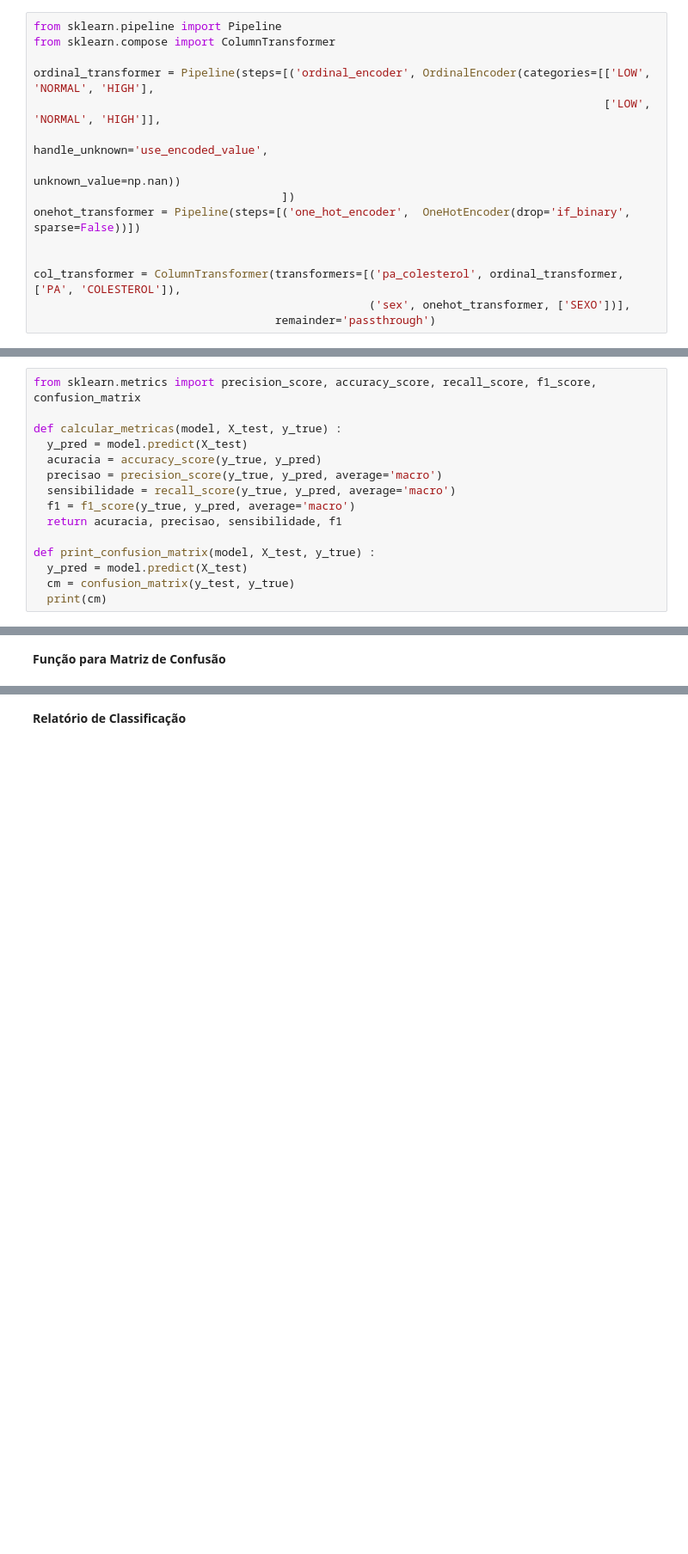
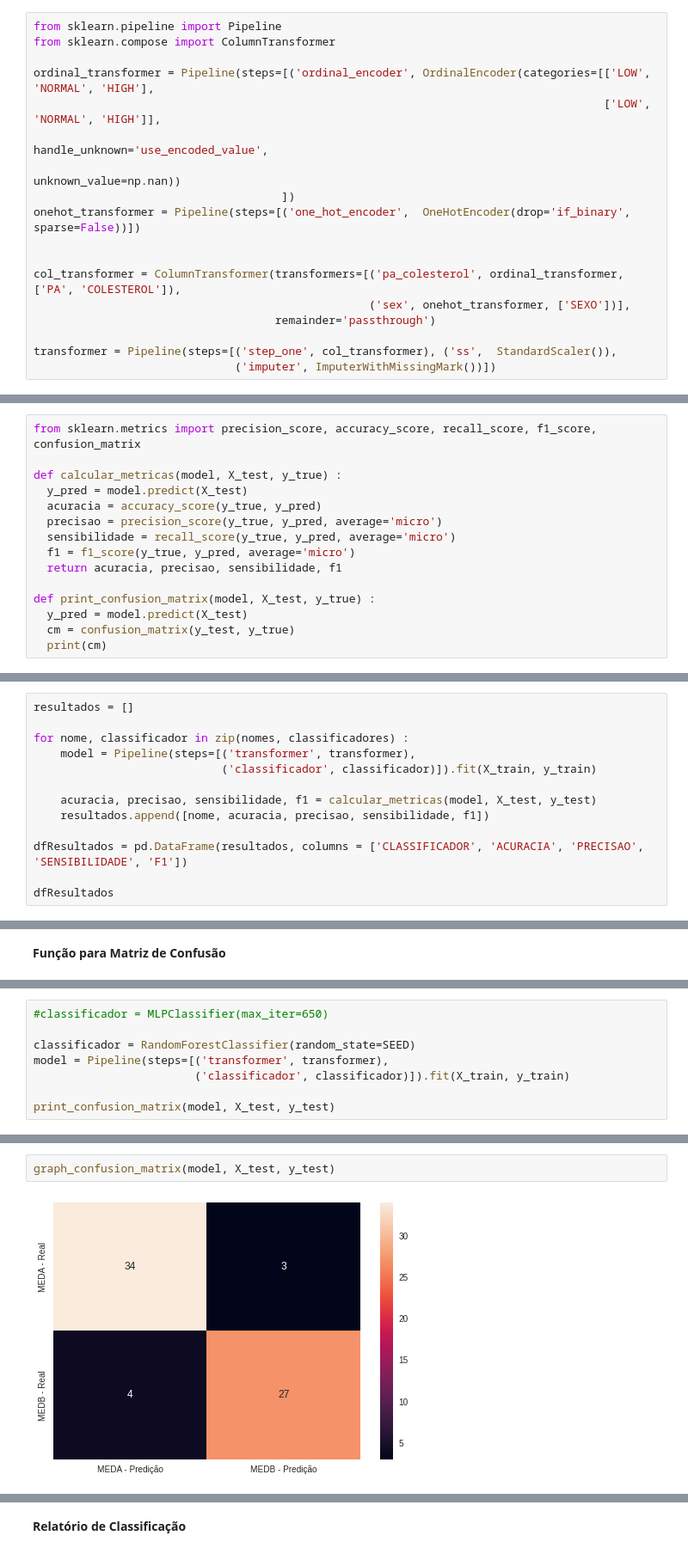
Before and after one commit to inf032/introducaoML, a Jupyter notebook: Farm03.Metricas.ipynb, the cells around one changed output, grey strips where cells are left out. Shown at 86% size. Drawn from its saved outputs; the diff is of its cells as text; blank space fills up the shorter version.

```diff
--- a/Farm03.Metricas.ipynb
+++ b/Farm03.Metricas.ipynb
@@ -173,6 +178,9 @@ onehot_transformer = Pipeline(steps=[('one_hot_encoder',  OneHotEncoder(drop='if
 col_transformer = ColumnTransformer(transformers=[('pa_colesterol', ordinal_transformer, ['PA', 'COLESTEROL']),
                                                   ('sex', onehot_transformer, ['SEXO'])],
                                     remainder='passthrough')
+
+transformer = Pipeline(steps=[('step_one', col_transformer), ('ss',  StandardScaler()),
+                              ('imputer', ImputerWithMissingMark())])
 # %% [markdown]
 **Criação de Tipos diferentes de classificadores, que serão usados na comparação**
 # %%
@@ -201,9 +207,9 @@ from sklearn.metrics import precision_score, accuracy_score, recall_score, f1_sc
 def calcular_metricas(model, X_test, y_true) :
   y_pred = model.predict(X_test)
   acuracia = accuracy_score(y_true, y_pred)
-  precisao = precision_score(y_true, y_pred, average='macro')
-  sensibilidade = recall_score(y_true, y_pred, average='macro')
-  f1 = f1_score(y_true, y_pred, average='macro')
+  precisao = precision_score(y_true, y_pred, average='micro')
+  sensibilidade = recall_score(y_true, y_pred, average='micro')
+  f1 = f1_score(y_true, y_pred, average='micro')
   return acuracia, precisao, sensibilidade, f1
 
 def print_confusion_matrix(model, X_test, y_true) :
@@ -212,0 +221,13 @@ def print_confusion_matrix(model, X_test, y_true) :
+# %%
+resultados = []
+
+for nome, classificador in zip(nomes, classificadores) :
+    model = Pipeline(steps=[('transformer', transformer),
+                            ('classificador', classificador)]).fit(X_train, y_train)
+
+    acuracia, precisao, sensibilidade, f1 = calcular_metricas(model, X_test, y_test)
+    resultados.append([nome, acuracia, precisao, sensibilidade, f1])
+
+dfResultados = pd.DataFrame(resultados, columns = ['CLASSIFICADOR', 'ACURACIA', 'PRECISAO', 'SENSIBILIDADE', 'F1'])
+
+dfResultados
@@ -250,0 +258,8 @@ dfResultados
+# %%
+#classificador = MLPClassifier(max_iter=650)
+
+classificador = RandomForestClassifier(random_state=SEED)
+model = Pipeline(steps=[('transformer', transformer),
+                        ('classificador', classificador)]).fit(X_train, y_train)
+
+print_confusion_matrix(model, X_test, y_test)
@@ -250,0 +274,4 @@ dfResultados
+# %%
+graph_confusion_matrix(model, X_test, y_test)
+# %% [output]
+[figure, added]
```
Also changed, not shown: parts of 21 cells of this notebook.
